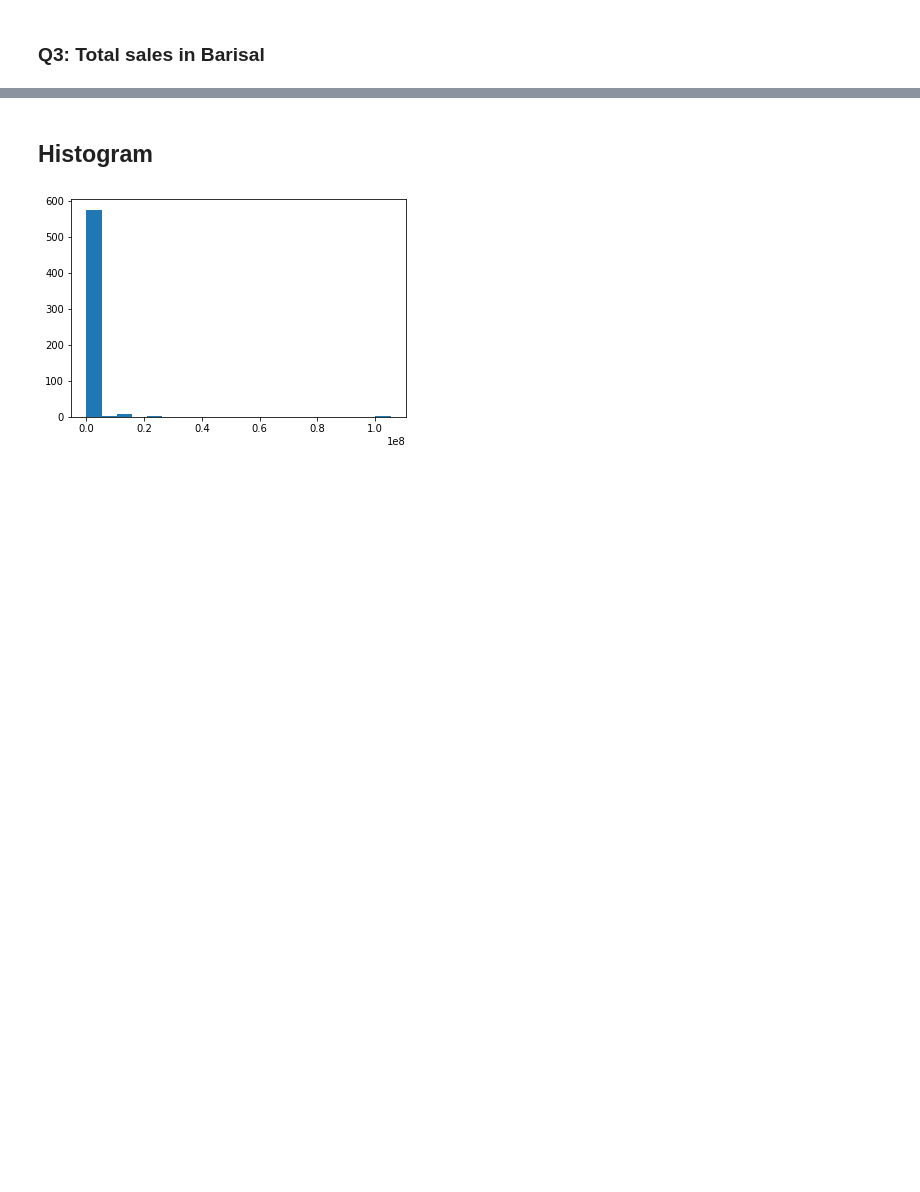
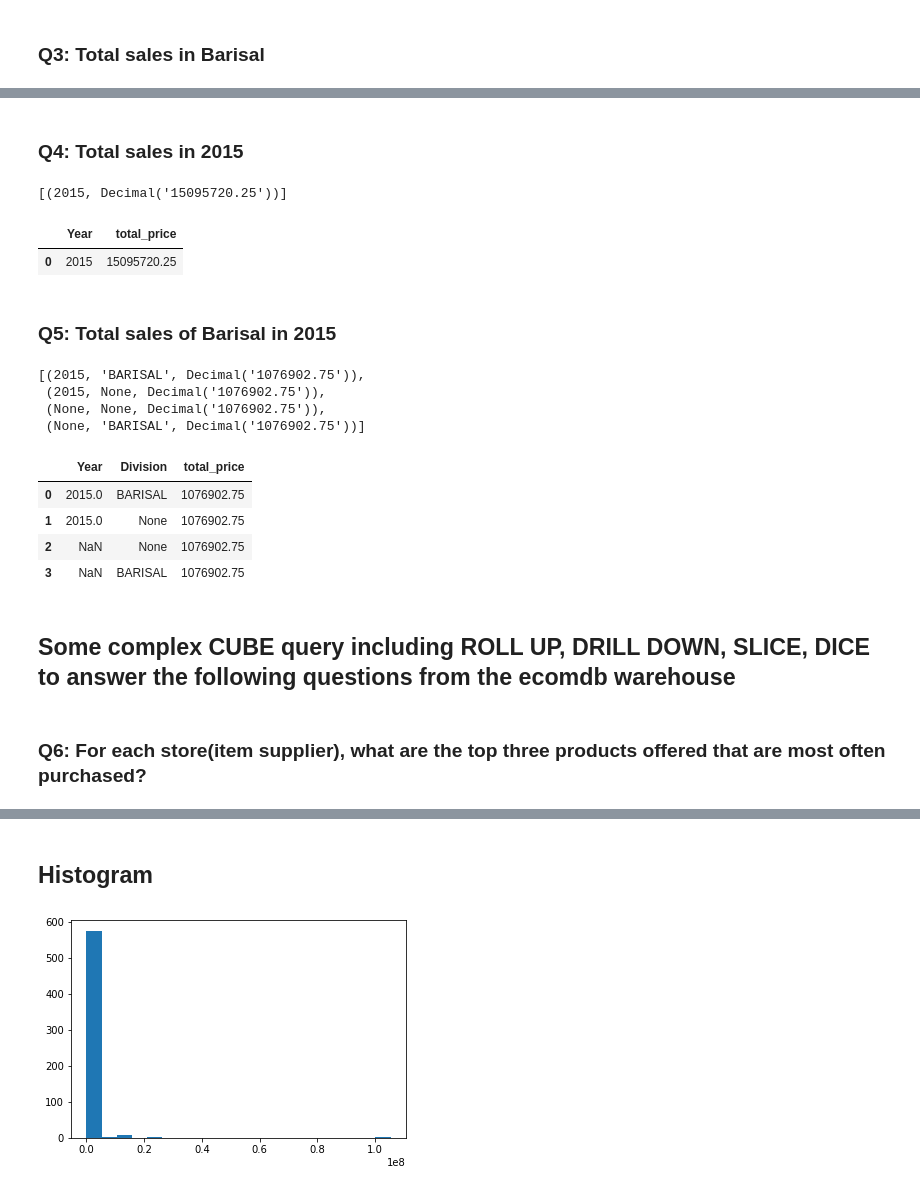
Before and after one commit to SadiaAlamChy/HDA-Tech-Learning, a Jupyter notebook: notebook/Analytics/OLAP.ipynb, the cells around one changed output, grey strips where cells are left out. Drawn from its saved outputs; the diff is of its cells as text; code cells hidden in the pictures; blank space fills up the shorter version.

```diff
--- a/notebook/Analytics/OLAP.ipynb
+++ b/notebook/Analytics/OLAP.ipynb
@@ -184,0 +298,51 @@ df10
+# %% [markdown]
+### Q4: Total sales in 2015
+# %%
+cur = con.cursor()
+select_stmt = "SELECT t.year, SUM(f.total_price)" \
+        "FROM ecomdb_star_schema.fact_table f " \
+        "JOIN ecomdb_star_schema.time_dim t on t.time_key = f.time_key " \
+        "WHERE t.year = '2015' " \
+        "GROUP BY t.year"
+cur.execute(select_stmt)
+records = cur.fetchall()
+records
+# %% [output]
+[(2015, Decimal('15095720.25'))]
+# %%
+df11 = pd.DataFrame(list(records), columns=['Year', 'total_price'])
+df11
+# %% [output]
+|  | Year | total_price |
+| 0 | 2015 | 15095720.25 |
+# %% [markdown]
+### Q5: Total sales of Barisal in 2015
+# %%
+cur = con.cursor()
+select_stmt = " SELECT t.year,s.division,SUM(f.total_price)" \
+              " From ecomdb_star_schema.fact_table f " \
+              " JOIN ecomdb_star_schema.store_dim s on s.store_key=f.store_key " \
+              "JOIN ecomdb_star_schema.time_dim t on t.time_key=f.time_key" \
+              " Where t.year ='2015' and s.division='BARISAL'" \
+              " GROUP BY CUBE(t.year,s.division) "
+cur.execute(select_stmt)
+records = cur.fetchall()
+records
+# %% [output]
+[(2015, 'BARISAL', Decimal('1076902.75')),
+ (2015, None, Decimal('1076902.75')),
+ (None, None, Decimal('1076902.75')),
+ (None, 'BARISAL', Decimal('1076902.75'))]
+# %%
+df12 = pd.DataFrame(list(records), columns=['Year', 'Division' ,'total_price'])
+df12
+# %% [output]
+|  | Year | Division | total_price |
+| 0 | 2015.0 | BARISAL | 1076902.75 |
+| 1 | 2015.0 | None | 1076902.75 |
+| 2 | NaN | None | 1076902.75 |
+| 3 | NaN | BARISAL | 1076902.75 |
+# %% [markdown]
+## Some complex CUBE query including ROLL UP, DRILL DOWN, SLICE, DICE to answer the following questions from the ecomdb warehouse
+# %% [markdown]
+### Q6: For each store(item supplier), what are the top three products offered that are most often purchased?
```
Also changed, not shown: parts of 23 cells of this notebook, 7 other files.
